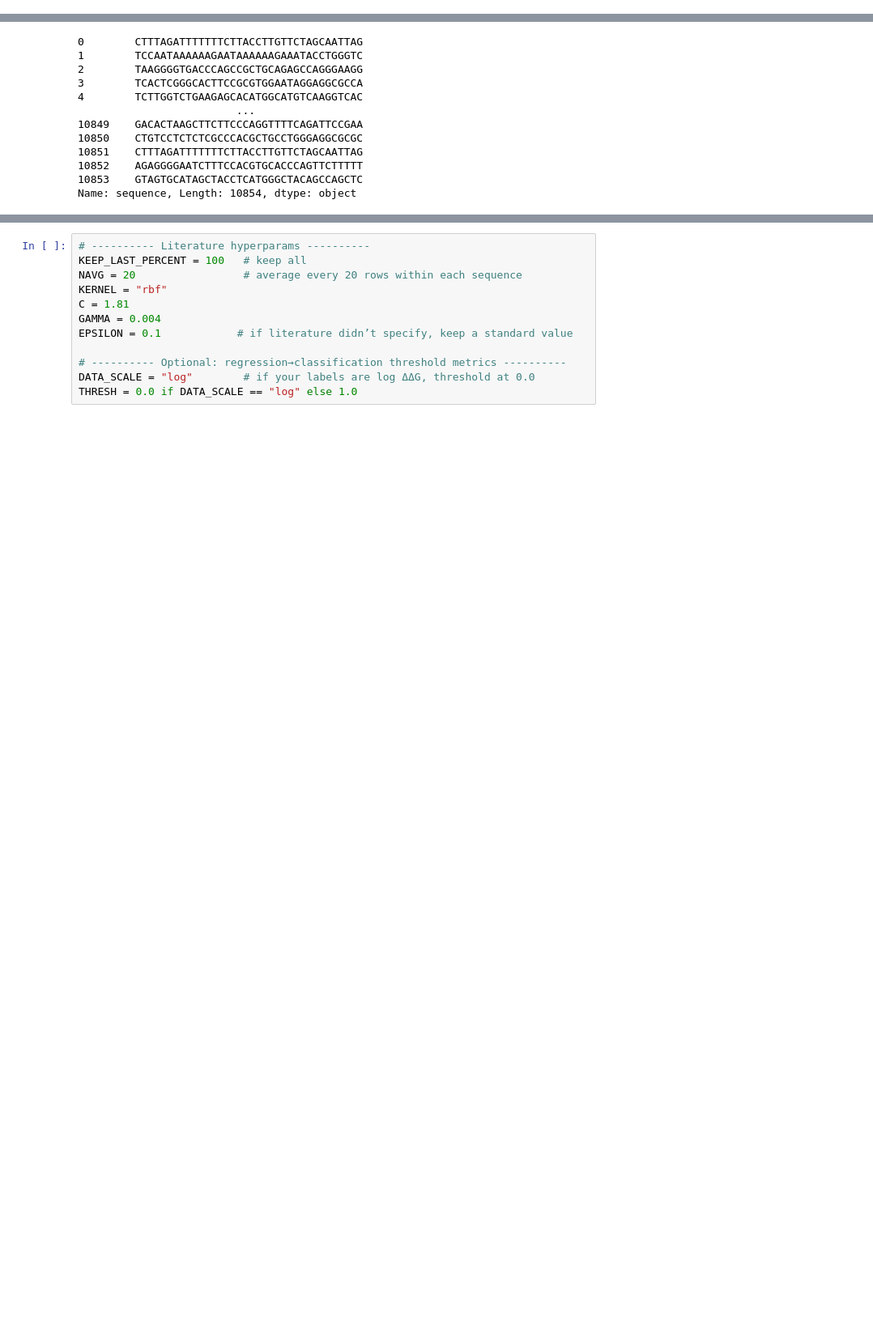
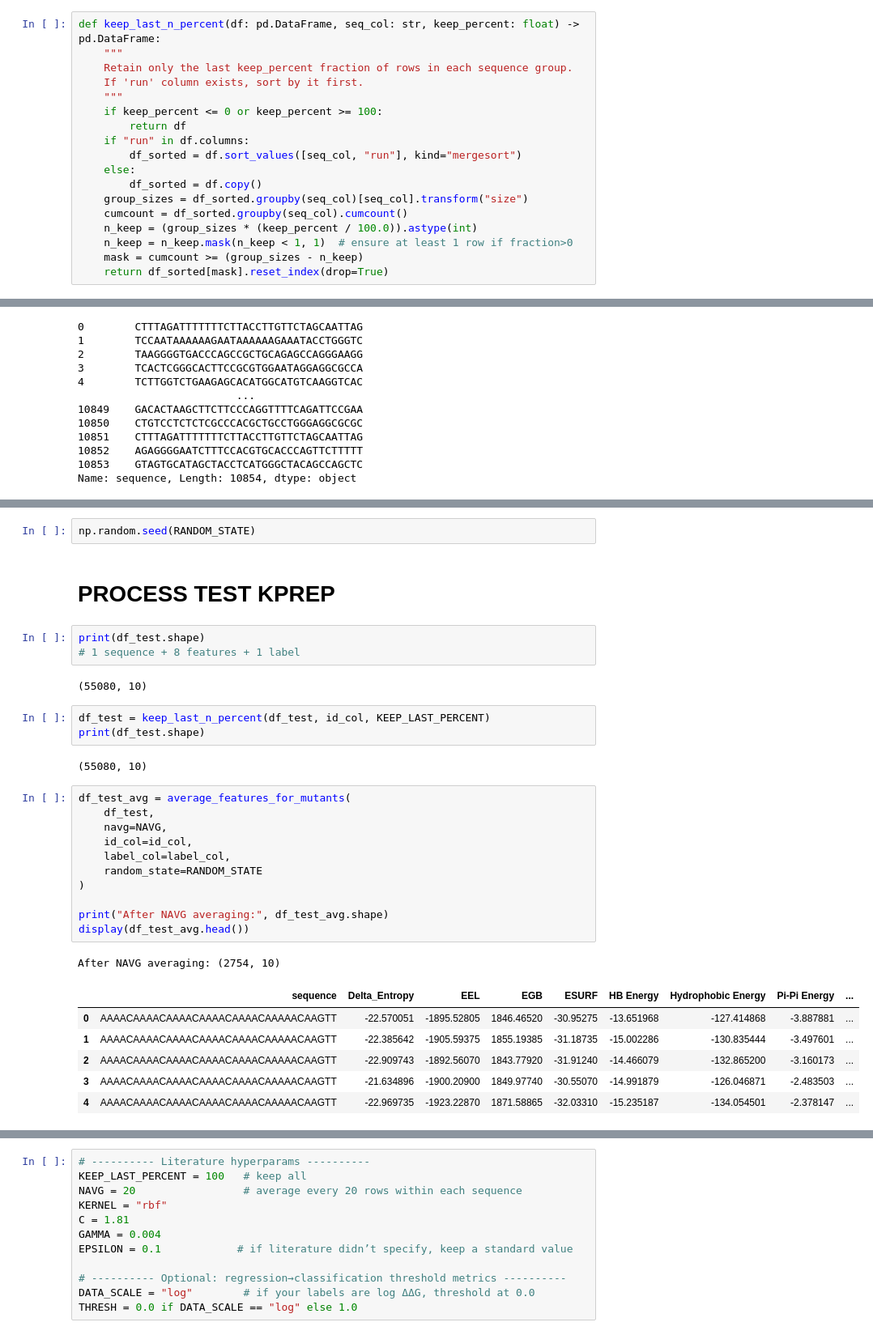
Before and after one commit to Nakshatra120/ML-Protein-DNA-Binding-Affinity, a Jupyter notebook: tutorial notebooks/SVM/reg_SVM_tutorial.ipynb, the cells around one changed output, grey strips where cells are left out. Shown: that part at 81% size. Drawn from its saved outputs; the diff is of its cells as text; blank space fills up the shorter version.

```diff
--- a/tutorial notebooks/SVM/reg_SVM_tutorial.ipynb
+++ b/tutorial notebooks/SVM/reg_SVM_tutorial.ipynb
@@ -190,0 +166,18 @@ After KEEP_LAST_PERCENT: (217080, 10)
+# %%
+def keep_last_n_percent(df: pd.DataFrame, seq_col: str, keep_percent: float) -> pd.DataFrame:
+    """
+    Retain only the last keep_percent fraction of rows in each sequence group.
+    If 'run' column exists, sort by it first.
+    """
+    if keep_percent <= 0 or keep_percent >= 100:
+        return df
+    if "run" in df.columns:
+        df_sorted = df.sort_values([seq_col, "run"], kind="mergesort")
+    else:
+        df_sorted = df.copy()
+    group_sizes = df_sorted.groupby(seq_col)[seq_col].transform("size")
+    cumcount = df_sorted.groupby(seq_col).cumcount()
+    n_keep = (group_sizes * (keep_percent / 100.0)).astype(int)
+    n_keep = n_keep.mask(n_keep < 1, 1)  # ensure at least 1 row if fraction>0
+    mask = cumcount >= (group_sizes - n_keep)
+    return df_sorted[mask].reset_index(drop=True)
@@ -416,0 +439,33 @@ for repeat_idx in range(num_repeats):
+# %%
+np.random.seed(RANDOM_STATE)
+# %% [markdown]
+# PROCESS TEST KPREP
+# %%
+print(df_test.shape)
+# 1 sequence + 8 features + 1 label
+# %% [output]
+(55080, 10)
+# %%
+df_test = keep_last_n_percent(df_test, id_col, KEEP_LAST_PERCENT)
+print(df_test.shape)
+# %% [output]
+(55080, 10)
+# %%
+df_test_avg = average_features_for_mutants(
+    df_test,
+    navg=NAVG,
+    id_col=id_col,
+    label_col=label_col,
+    random_state=RANDOM_STATE
+)
+
+print("After NAVG averaging:", df_test_avg.shape)
+display(df_test_avg.head())
+# %% [output]
+After NAVG averaging: (2754, 10)
+|  | sequence | Delta_Entropy | EEL | EGB | ESURF | HB Energy | Hydrophobic Energy | Pi-Pi Energy | ... |
+| 0 | AAAACAAAACAAAACAAAACAAAACAAAAACAAGTT | -22.570051 | -1895.52805 | 1846.46520 | -30.95275 | -13.651968 | -127.414868 | -3.887881 | ... |
+| 1 | AAAACAAAACAAAACAAAACAAAACAAAAACAAGTT | -22.385642 | -1905.59375 | 1855.19385 | -31.18735 | -15.002286 | -130.835444 | -3.497601 | ... |
+| 2 | AAAACAAAACAAAACAAAACAAAACAAAAACAAGTT | -22.909743 | -1892.56070 | 1843.77920 | -31.91240 | -14.466079 | -132.865200 | -3.160173 | ... |
+| 3 | AAAACAAAACAAAACAAAACAAAACAAAAACAAGTT | -21.634896 | -1900.20900 | 1849.97740 | -30.55070 | -14.991879 | -126.046871 | -2.483503 | ... |
+| 4 | AAAACAAAACAAAACAAAACAAAACAAAAACAAGTT | -22.969735 | -1923.22870 | 1871.58865 | -32.03310 | -15.235187 | -134.054501 | -2.378147 | ... |
```
Also changed, not shown: parts of 32 cells of this notebook, 52 other files.
